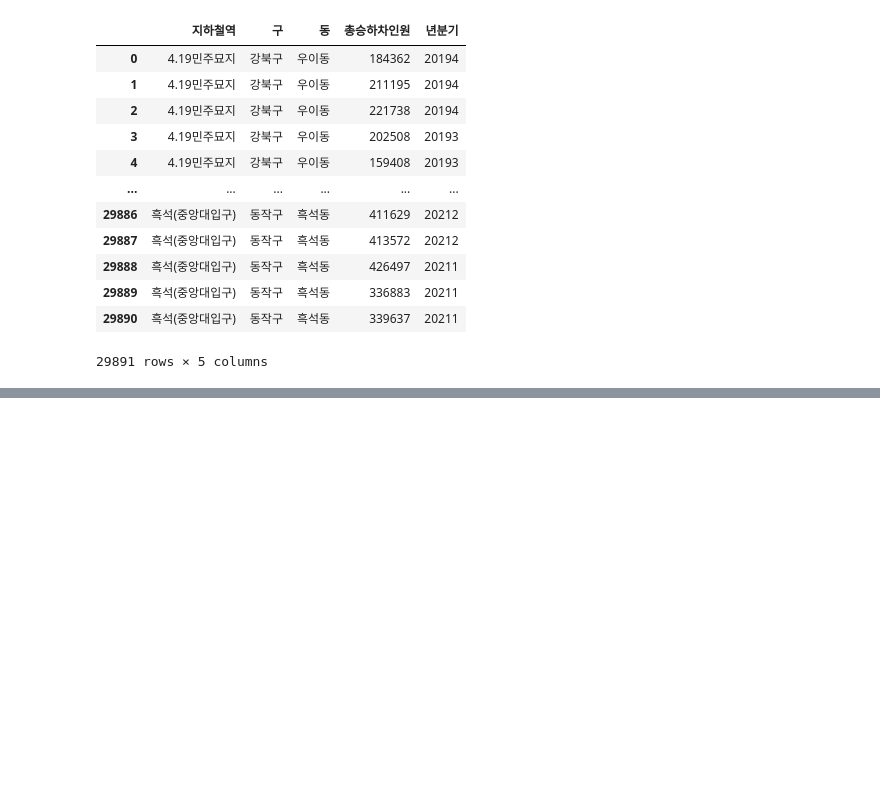
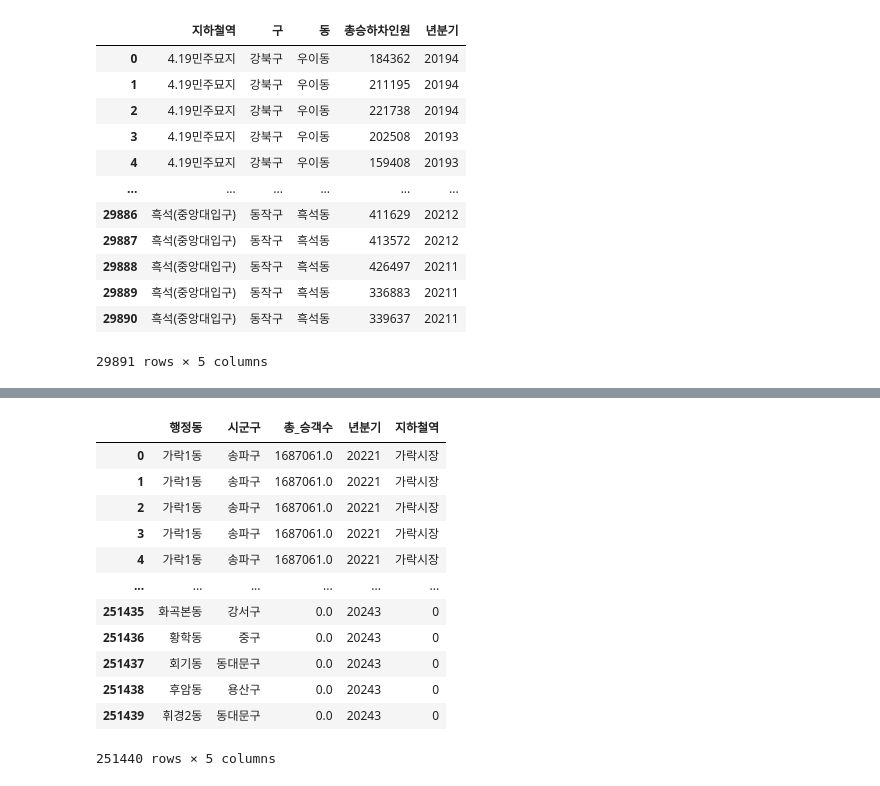
Before and after one commit to icehotcocoa/apt-project, a Jupyter notebook: JSW/subway3_19_20_21.ipynb, the cells around one changed output, grey strips where cells are left out. Saved outputs shown, nothing was run; the diff lists cells and outputs as text; code cells hidden in the pictures; blank space fills up the shorter version.

```diff
--- a/JSW/subway3_19_20_21.ipynb
+++ b/JSW/subway3_19_20_21.ipynb
@@ -74,0 +159,17 @@ grouped_by_dong['지하철역'].nunique()
+# %%
+sw_dong['지하철역'] = sw_dong['지하철역'].fillna(0)
+sw_dong
+# %% [output]
+|  | 행정동 | 시군구 | 총_승객수 | 년분기 | 지하철역 |
+| 0 | 가락1동 | 송파구 | 1687061.0 | 20221 | 가락시장 |
+| 1 | 가락1동 | 송파구 | 1687061.0 | 20221 | 가락시장 |
+| 2 | 가락1동 | 송파구 | 1687061.0 | 20221 | 가락시장 |
+| 3 | 가락1동 | 송파구 | 1687061.0 | 20221 | 가락시장 |
+| 4 | 가락1동 | 송파구 | 1687061.0 | 20221 | 가락시장 |
+| ... | ... | ... | ... | ... | ... |
+| 251435 | 화곡본동 | 강서구 | 0.0 | 20243 | 0 |
+| 251436 | 황학동 | 중구 | 0.0 | 20243 | 0 |
+| 251437 | 회기동 | 동대문구 | 0.0 | 20243 | 0 |
+| 251438 | 후암동 | 용산구 | 0.0 | 20243 | 0 |
+| 251439 | 휘경2동 | 동대문구 | 0.0 | 20243 | 0 |
+251440 rows × 5 columns
```
Also changed, not shown: parts of 18 cells of this notebook, 20 other files.
